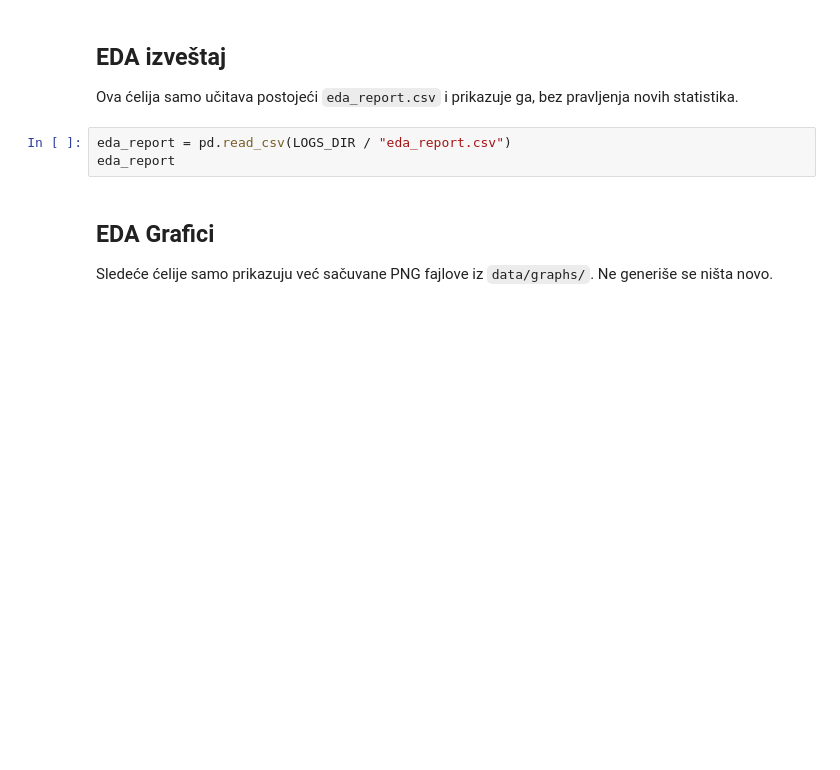
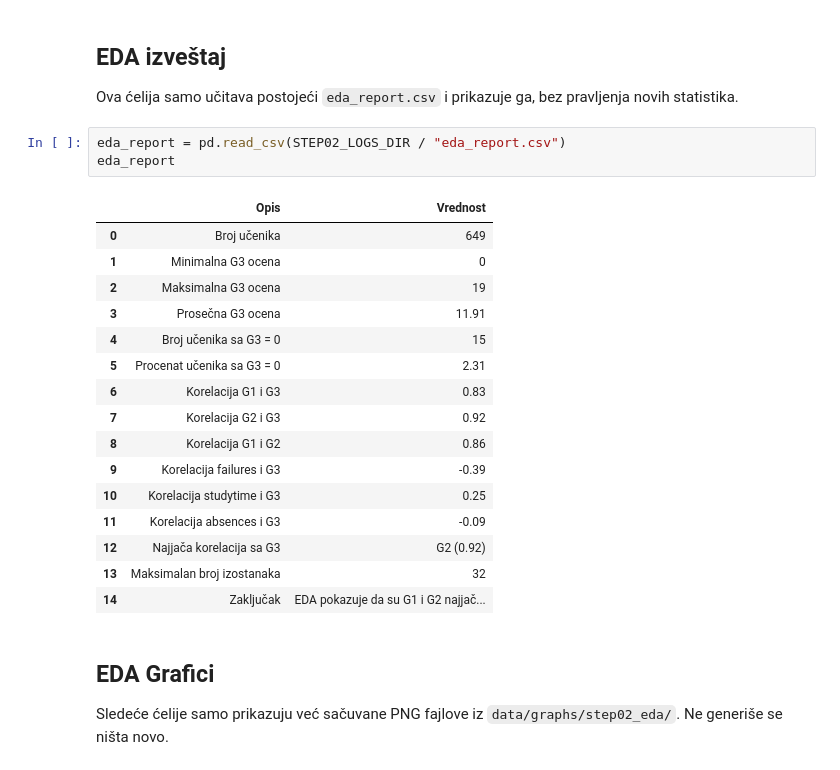
Before and after one commit to fuuukss/StudentPerformancePredict, a Jupyter notebook: docs/student_performance_walkthrough.ipynb, the cells around one changed output. Saved outputs shown, nothing was run; the diff lists cells and outputs as text; blank space fills up the shorter version.

```diff
--- a/docs/student_performance_walkthrough.ipynb
+++ b/docs/student_performance_walkthrough.ipynb
@@ -163,12 +312,29 @@ U drugom koraku sam uradio eksplorativnu analizu podataka da bih razumeo kako su
 
 Ova ćelija samo učitava postojeći `eda_report.csv` i prikazuje ga, bez pravljenja novih statistika.
 # %%
-eda_report = pd.read_csv(LOGS_DIR / "eda_report.csv")
+eda_report = pd.read_csv(STEP02_LOGS_DIR / "eda_report.csv")
 eda_report
+# %% [output]
+|  | Opis | Vrednost |
+| 0 | Broj učenika | 649 |
+| 1 | Minimalna G3 ocena | 0 |
+| 2 | Maksimalna G3 ocena | 19 |
+| 3 | Prosečna G3 ocena | 11.91 |
+| 4 | Broj učenika sa G3 = 0 | 15 |
+| 5 | Procenat učenika sa G3 = 0 | 2.31 |
+| 6 | Korelacija G1 i G3 | 0.83 |
+| 7 | Korelacija G2 i G3 | 0.92 |
+| 8 | Korelacija G1 i G2 | 0.86 |
+| 9 | Korelacija failures i G3 | -0.39 |
+| 10 | Korelacija studytime i G3 | 0.25 |
+| 11 | Korelacija absences i G3 | -0.09 |
+| 12 | Najjača korelacija sa G3 | G2 (0.92) |
+| 13 | Maksimalan broj izostanaka | 32 |
+| 14 | Zaključak | EDA pokazuje da su G1 i G2 najjač... |
 # %% [markdown]
 ## EDA Grafici
 
-Sledeće ćelije samo prikazuju već sačuvane PNG fajlove iz `data/graphs/`. Ne generiše se ništa novo.
+Sledeće ćelije samo prikazuju već sačuvane PNG fajlove iz `data/graphs/step02_eda/`. Ne generiše se ništa novo.
 # %%
 from IPython.display import Image, display
 
```
Also changed, not shown: parts of 15 cells of this notebook, 13 other files.
